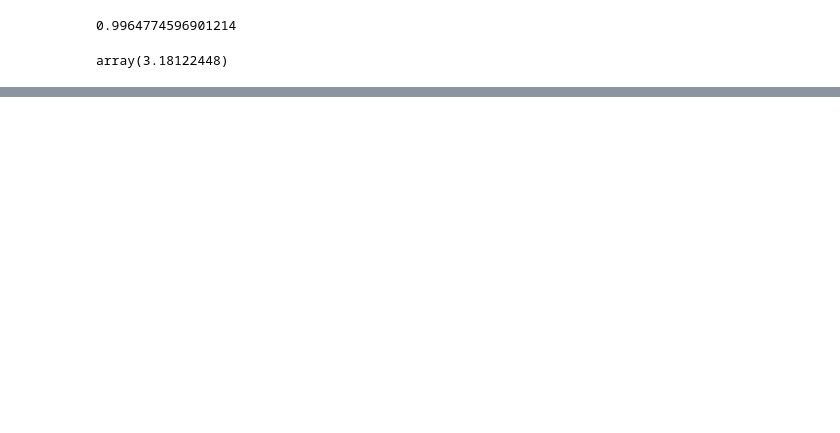
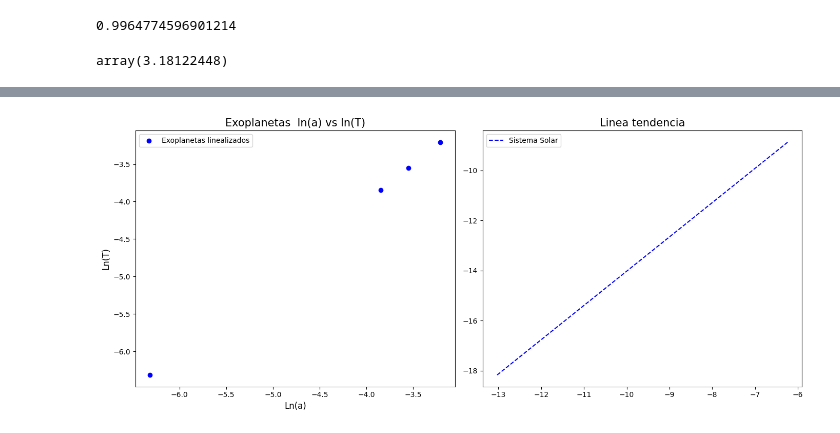
Before and after one commit to Mae2134/DatosFis2_Exo, a Jupyter notebook: Cod_Datos_2_2.ipynb, the cells around one changed output, grey strips where cells are left out. Saved outputs shown, nothing was run; the diff lists cells and outputs as text; code cells hidden in the pictures; blank space fills up the shorter version.

```diff
--- a/Cod_Datos_2_2.ipynb
+++ b/Cod_Datos_2_2.ipynb
@@ -291,7 +310,7 @@ m_exo
 # Intercepto
 b_1_exo = (np.sum(y)*np.sum(x**2))-(np.sum(x)*sum2(x,y))
 b_2_exo = len(eje_exo)*(np.sum(x**2))-((np.sum(x))**2)
-b_exo = b_1_exo/b_2_exo
-b_exo
+b_exo_lineal = b_1_exo/b_2_exo
+b_exo_lineal
 # %% [output]
 -0.3350295357059096
@@ -379,0 +399,16 @@ np.log(np.exp(1))
+# %%
+fig, (ax3, ax4) = plt.subplots(1,2, figsize=(14, 6))
+ax3.scatter(x_2, y_2, linestyle="-", color="blue", label="Exoplanetas linealizados")
+ax3.set_title("Exoplanetas  ln(a) vs ln(T)", fontsize=15)
+ax3.set_xlabel("Ln(a)", fontsize=12)
+ax3.set_ylabel("Ln(T)", fontsize=12)
+ax3.legend()
+
+ax4.plot(log_a,recta_2, linestyle="--", color="blue", label="Sistema Solar")
+ax4.set_title("Linea tendencia", fontsize=15)
+ax4.legend()
+
+plt.tight_layout()
+plt.show()
+# %% [output]
+[figure, added]
```
Also changed, not shown: parts of 16 cells of this notebook.
